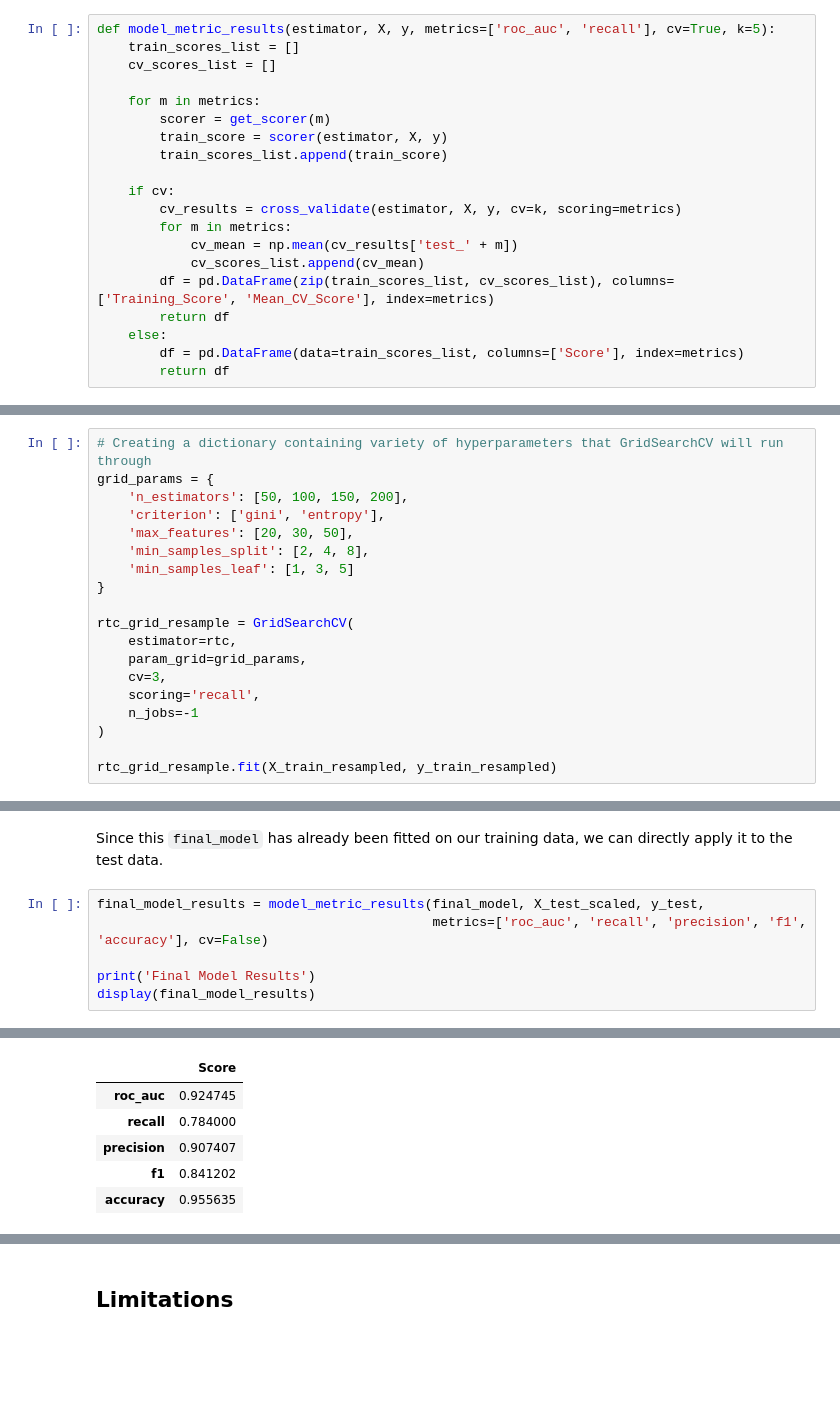
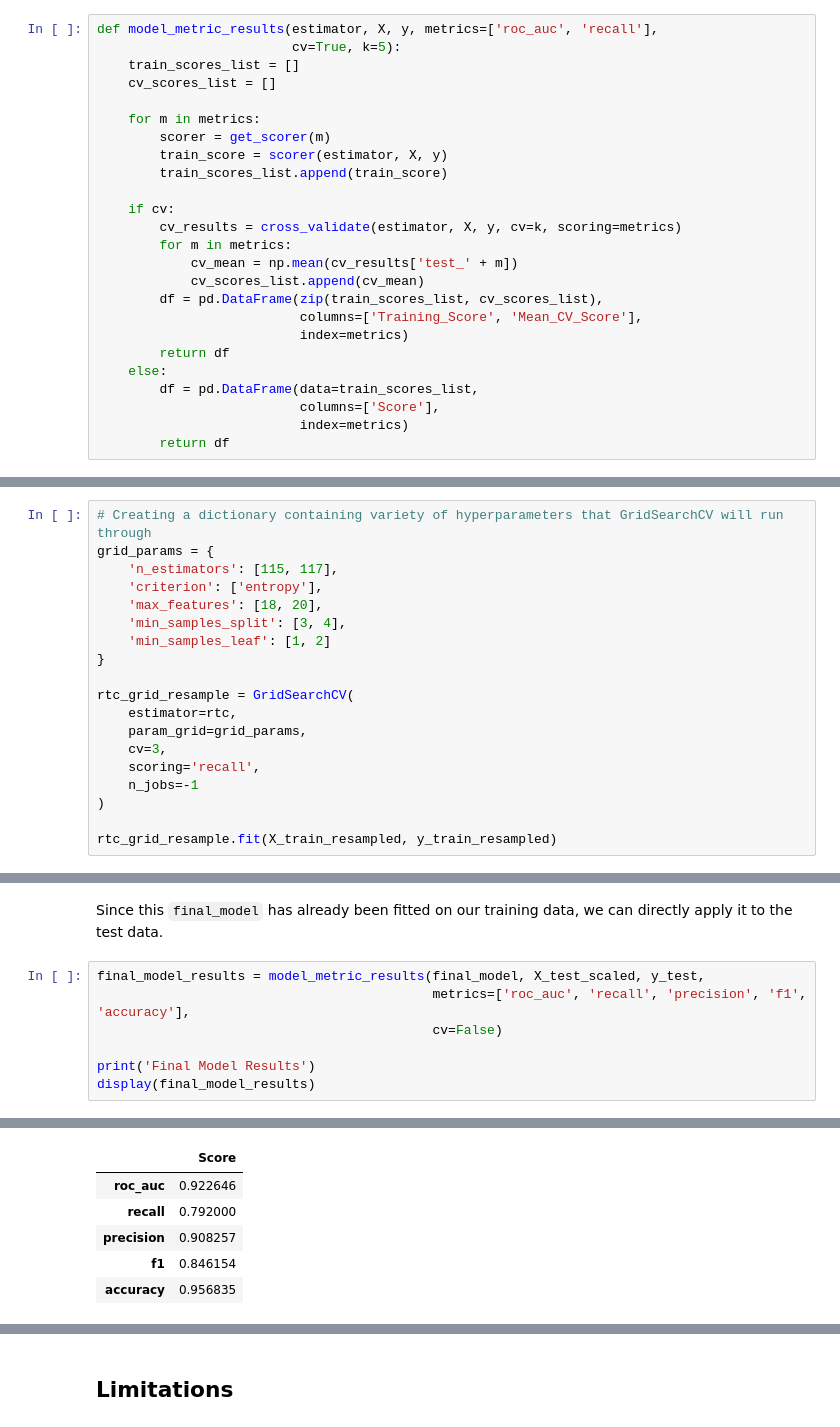
Before and after one commit to momopajamas/phase_3_project, a Jupyter notebook: Telecom Analysis.ipynb, the cells around one changed output, grey strips where cells are left out. Cells and saved outputs as stored; diff of their text form; blank space fills up the shorter version.

```diff
--- a/Telecom Analysis.ipynb
+++ b/Telecom Analysis.ipynb
@@ -227,7 +228,8 @@ This function will calculate those two metrics through the training data, as wel
 
 We will also want to use this function on the test set eventually, in which case there will be no need for cross-validation and the `cv` parameter can be set to False.
 # %%
-def model_metric_results(estimator, X, y, metrics=['roc_auc', 'recall'], cv=True, k=5):
+def model_metric_results(estimator, X, y, metrics=['roc_auc', 'recall'],
+                         cv=True, k=5):
     train_scores_list = []
     cv_scores_list = []
 
@@ -241,10 +243,14 @@ def model_metric_results(estimator, X, y, metrics=['roc_auc', 'recall'], cv=True
         for m in metrics:
             cv_mean = np.mean(cv_results['test_' + m])
             cv_scores_list.append(cv_mean)
-        df = pd.DataFrame(zip(train_scores_list, cv_scores_list), columns=['Training_Score', 'Mean_CV_Score'], index=metrics)
+        df = pd.DataFrame(zip(train_scores_list, cv_scores_list),
+                          columns=['Training_Score', 'Mean_CV_Score'],
+                          index=metrics)
         return df
     else:
-        df = pd.DataFrame(data=train_scores_list, columns=['Score'], index=metrics)
+        df = pd.DataFrame(data=train_scores_list,
+                          columns=['Score'],
+                          index=metrics)
         return df
 # %% [markdown]
 ### Logistic Regression
@@ -470,11 +491,11 @@ rtc.get_params()
 # %%
 # Creating a dictionary containing variety of hyperparameters that GridSearchCV will run through
 grid_params = {
-    'n_estimators': [50, 100, 150, 200],
-    'criterion': ['gini', 'entropy'],
-    'max_features': [20, 30, 50],
-    'min_samples_split': [2, 4, 8],
-    'min_samples_leaf': [1, 3, 5]
+    'n_estimators': [115, 117],
+    'criterion': ['entropy'],
+    'max_features': [18, 20],
+    'min_samples_split': [3, 4],
+    'min_samples_leaf': [1, 2]
 }
 
 rtc_grid_resample = GridSearchCV(
@@ -515,15 +548,16 @@ final_model = rtc_grid_resample.best_estimator_
 Since this `final_model` has already been fitted on our training data, we can directly apply it to the  test data.
 # %%
 final_model_results = model_metric_results(final_model, X_test_scaled, y_test,
-                                           metrics=['roc_auc', 'recall', 'precision', 'f1', 'accuracy'], cv=False)
+                                           metrics=['roc_auc', 'recall', 'precision', 'f1', 'accuracy'],
+                                           cv=False)
 
 print('Final Model Results')
 display(final_model_results)
 # %% [output]
 Final Model Results
 |  | Score |
-| roc_auc | 0.924745 |
-| recall | 0.784000 |
-| precision | 0.907407 |
-| f1 | 0.841202 |
-| accuracy | 0.955635 |
+| roc_auc | 0.922646 |
+| recall | 0.792000 |
+| precision | 0.908257 |
+| f1 | 0.846154 |
+| accuracy | 0.956835 |
```
Also changed, not shown: parts of 31 cells of this notebook, 2 other files.
